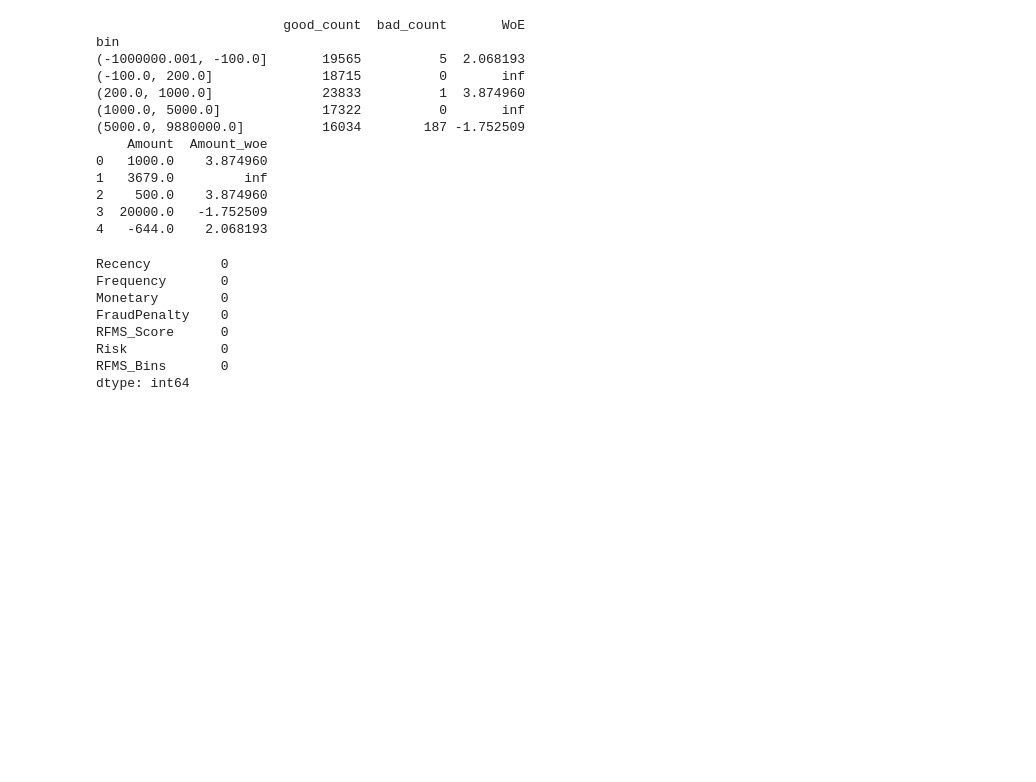
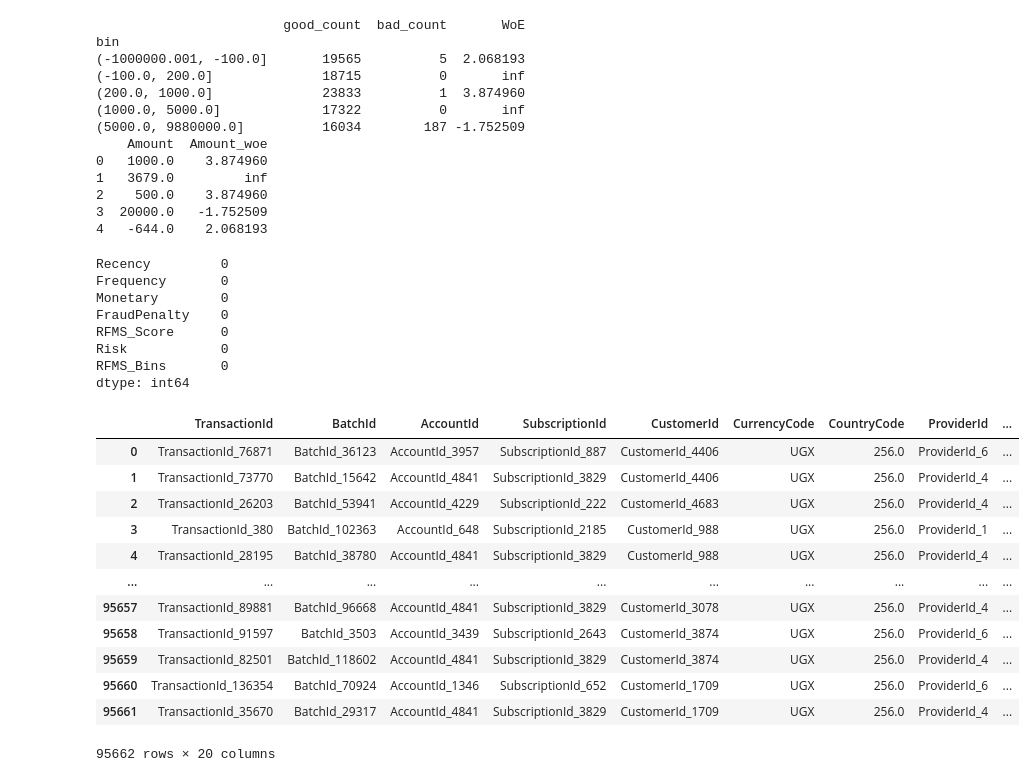
Before and after one commit to davekindea/week6, a Jupyter notebook: notebooks/task3.ipynb, the cells around one changed output. Cells and saved outputs as stored; diff of their text form; code cells hidden in the pictures; blank space fills up the shorter version.

```diff
--- a/notebooks/task3.ipynb
+++ b/notebooks/task3.ipynb
@@ -350,3 +350,6 @@ RFMS_Score      0
 Risk            0
 RFMS_Bins       0
 dtype: int64
+# %%
+data_woe['BAD'] = np.where(data_woe['FraudResult'] == 1, 1, 0)
+train, test = sc.split_df(data_woe, 'BAD', ratio = 0.7, seed = 999).values()
@@ -352,0 +368,16 @@ dtype: int64
+# %%
+data_woe.drop(columns=["Amount_woe","Value_woe","PricingStrategy_woe","FraudResult_woe","CountryCode_woe"])
+# %% [output]
+|  | TransactionId | BatchId | AccountId | SubscriptionId | CustomerId | CurrencyCode | CountryCode | ProviderId | ... |
+| 0 | TransactionId_76871 | BatchId_36123 | AccountId_3957 | SubscriptionId_887 | CustomerId_4406 | UGX | 256.0 | ProviderId_6 | ... |
+| 1 | TransactionId_73770 | BatchId_15642 | AccountId_4841 | SubscriptionId_3829 | CustomerId_4406 | UGX | 256.0 | ProviderId_4 | ... |
+| 2 | TransactionId_26203 | BatchId_53941 | AccountId_4229 | SubscriptionId_222 | CustomerId_4683 | UGX | 256.0 | ProviderId_4 | ... |
+| 3 | TransactionId_380 | BatchId_102363 | AccountId_648 | SubscriptionId_2185 | CustomerId_988 | UGX | 256.0 | ProviderId_1 | ... |
+| 4 | TransactionId_28195 | BatchId_38780 | AccountId_4841 | SubscriptionId_3829 | CustomerId_988 | UGX | 256.0 | ProviderId_4 | ... |
+| ... | ... | ... | ... | ... | ... | ... | ... | ... | ... |
+| 95657 | TransactionId_89881 | BatchId_96668 | AccountId_4841 | SubscriptionId_3829 | CustomerId_3078 | UGX | 256.0 | ProviderId_4 | ... |
+| 95658 | TransactionId_91597 | BatchId_3503 | AccountId_3439 | SubscriptionId_2643 | CustomerId_3874 | UGX | 256.0 | ProviderId_6 | ... |
+| 95659 | TransactionId_82501 | BatchId_118602 | AccountId_4841 | SubscriptionId_3829 | CustomerId_3874 | UGX | 256.0 | ProviderId_4 | ... |
+| 95660 | TransactionId_136354 | BatchId_70924 | AccountId_1346 | SubscriptionId_652 | CustomerId_1709 | UGX | 256.0 | ProviderId_6 | ... |
+| 95661 | TransactionId_35670 | BatchId_29317 | AccountId_4841 | SubscriptionId_3829 | CustomerId_1709 | UGX | 256.0 | ProviderId_4 | ... |
+95662 rows × 20 columns
```
Also changed, not shown: parts of 25 cells of this notebook.
